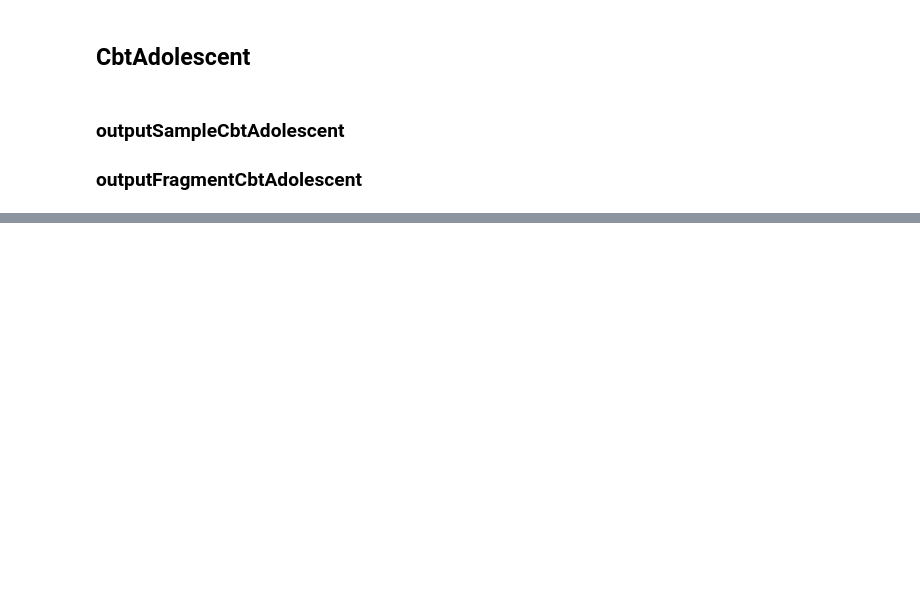
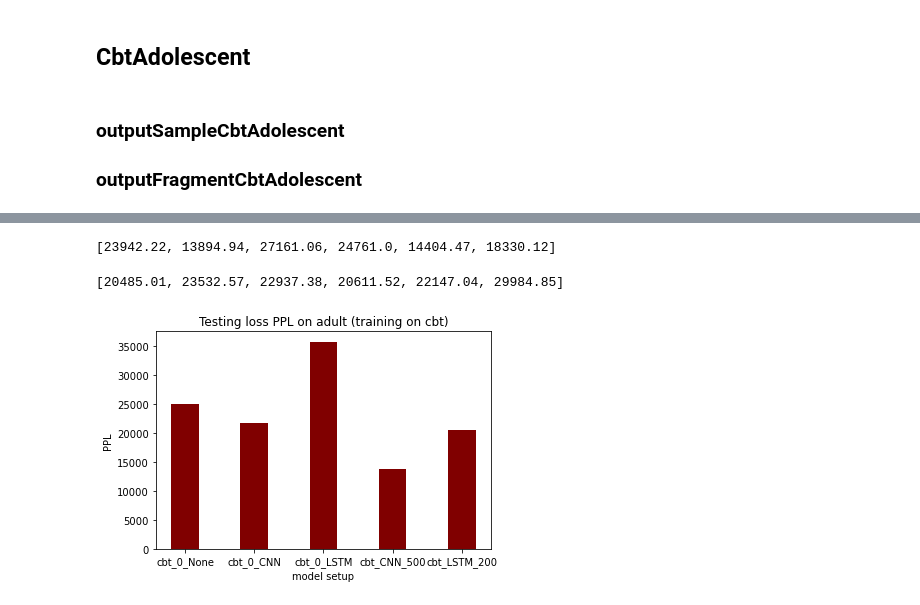
Before and after one commit to shifengxu/CE7455-FinalProject, a Jupyter notebook: log2plot.ipynb, the cells around one changed output, grey strips where cells are left out. Drawn from its saved outputs; the diff is of its cells as text; code cells hidden in the pictures; blank space fills up the shorter version.

Commit message:
Update log2plot.ipynb
added adult testing results for cbt

```diff
--- a/log2plot.ipynb
+++ b/log2plot.ipynb
@@ -444,0 +451,36 @@ oS_cbtadol_10000_LSTM_testloss_cbt_ppl= \
+# %%
+cbt_sws_CNN_ppls = \
+[oS_cbt_200_CNN_testloss_adult_ppl[-1], oS_cbt_500_CNN_testloss_adult_ppl[-1], oS_cbt_1000_CNN_testloss_adult_ppl[-1], \
+ oS_cbt_2000_CNN_testloss_adult_ppl[-1], oS_cbt_5000_CNN_testloss_adult_ppl[-1], oS_cbt_10000_CNN_testloss_adult_ppl[-1]]
+# %%
+cbt_sws_CNN_ppls
+# %% [output]
+[23942.22, 13894.94, 27161.06, 24761.0, 14404.47, 18330.12]
+# %%
+cbt_sws_LSTM_ppls = \
+[oS_cbt_200_LSTM_testloss_adult_ppl[-1], oS_cbt_500_LSTM_testloss_adult_ppl[-1], oS_cbt_1000_LSTM_testloss_adult_ppl[-1], \
+ oS_cbt_2000_LSTM_testloss_adult_ppl[-1], oS_cbt_5000_LSTM_testloss_adult_ppl[-1], oS_cbt_10000_LSTM_testloss_adult_ppl[-1]]
+# %%
+cbt_sws_LSTM_ppls
+# %% [output]
+[20485.01, 23532.57, 22937.38, 20611.52, 22147.04, 29984.85]
+# %%
+# word and char embedding
+oS_cbt_0_None_adult_ppl = oS_cbt_0_None_testloss_adult_ppl[-1]
+oS_cbt_0_CNN_adult_ppl = oS_cbt_0_CNN_testloss_adult_ppl[-1]
+oS_cbt_0_LSTM_adult_ppl = oS_cbt_0_LSTM_testloss_adult_ppl[-1]
+oS_cbt_sws_CNN_adult_ppl = min(cbt_sws_CNN_ppls)
+oS_cbt_sws_LSTM_adult_ppl = min(cbt_sws_LSTM_ppls)
+# %%
+model_setup = ["cbt_0_None", "cbt_0_CNN", "cbt_0_LSTM", "cbt_CNN_500", "cbt_LSTM_200"]
+ppls = [oS_cbt_0_None_adult_ppl, oS_cbt_0_CNN_adult_ppl, oS_cbt_0_LSTM_adult_ppl, oS_cbt_sws_CNN_adult_ppl, oS_cbt_sws_LSTM_adult_ppl]
+
+plt.bar(model_setup, ppls, color ='maroon',
+        width = 0.4)
+
+plt.title("Testing loss PPL on adult (training on cbt)")
+plt.xlabel('model setup')
+plt.ylabel('PPL')
+plt.show()
+# %% [output]
+[figure, added]
```
Also changed, not shown: parts of 4 cells of this notebook.
